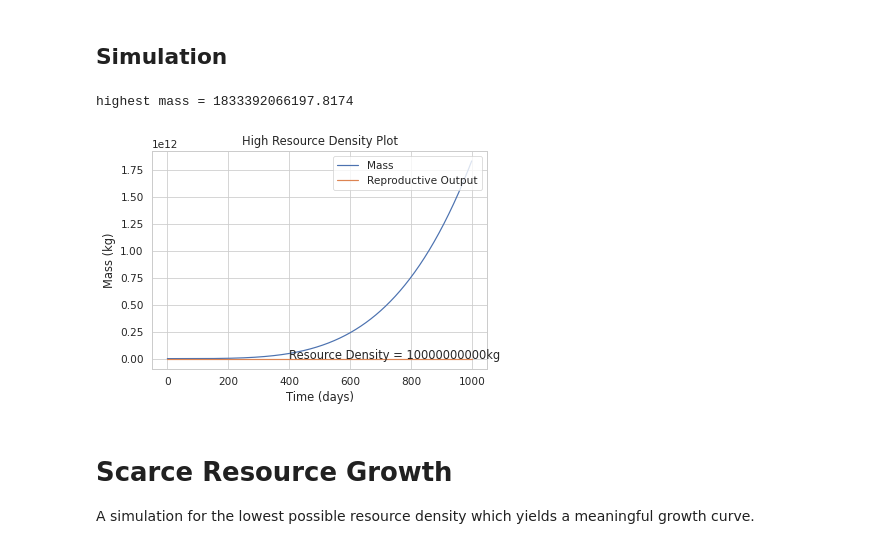
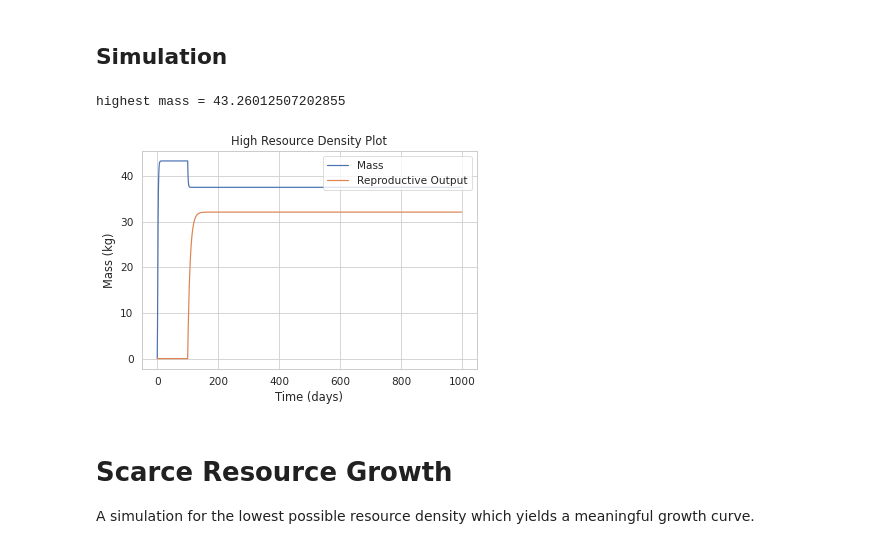
Before and after one commit to Don-Burns/Masters_Project, a Jupyter notebook: code/Supply_Model.ipynb, the cells around one changed output. Saved outputs shown, nothing was run; the diff lists cells and outputs as text; code cells hidden in the pictures.

```diff
--- a/code/Supply_Model.ipynb
+++ b/code/Supply_Model.ipynb
@@ -783,7 +867,7 @@ params = {"alpha" : 100, "epsilon" : 0.8,
           "norm_const" : norm_const, "meta_prop" : 0.1, "meta_exp" : 1,
           "c" : 0.1, "rho" : 0.4,
           "Xr" : 10**10, "amp" : 0, "period" : 365, "dimensionality" : "2D"}
-
+params["Xr"] = 10**10
 m0 = 0.1
 R0 = 0
 time = 10**3
@@ -792,20 +876,20 @@ time = 10**3
 # %%
 curve = F.dmdt_integrate(m0, R0, time, params)
 mass = curve[:,0]
 repro = curve[:,1]
 t = arange(0, time, 1)
 plt.figure()
 plt.plot(t, mass, label="Mass")
 plt.plot(t, repro, label="Reproductive Output")
 plt.legend(loc= "upper right")
 plt.title("High Resource Density Plot")
-plt.text(params["alpha"]+0.3*time, 100, "Resource Density = " + str(params["Xr"])+ "kg")
+# plt.text(params["alpha"]+0.3*time, 100, "Resource Density = " + str(params["Xr"])+ "kg")
 plt.xlabel("Time (days)")
 plt.ylabel("Mass (kg)")
 print("highest mass =", max(curve[:,0]))
 # %% [output]
-highest mass = 1833392066197.8174
+highest mass = 43.26012507202855
-[figure, old version]
+[figure, new version]
 # %% [markdown]
 # Scarce Resource Growth
 A simulation for the lowest possible resource density which yields a meaningful growth curve.
```
Also changed, not shown: parts of 32 cells of this notebook, 7 other files.
